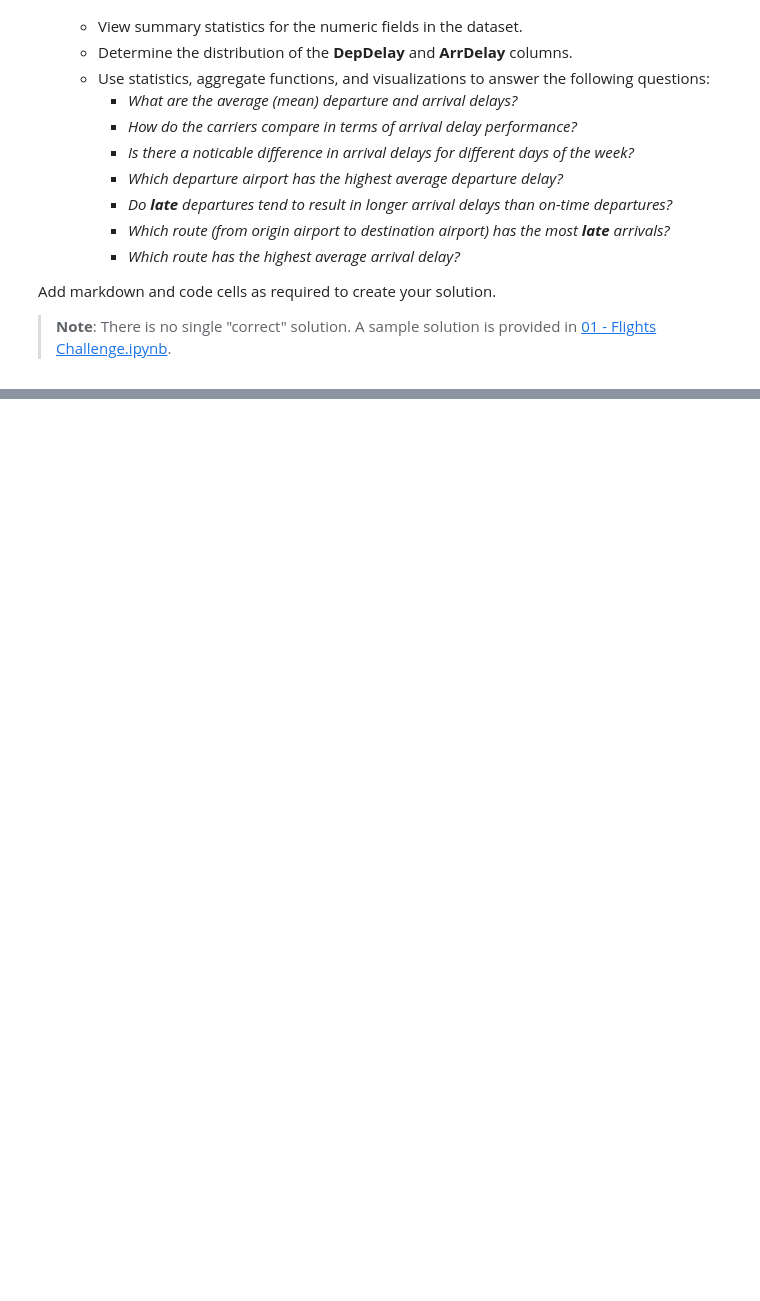
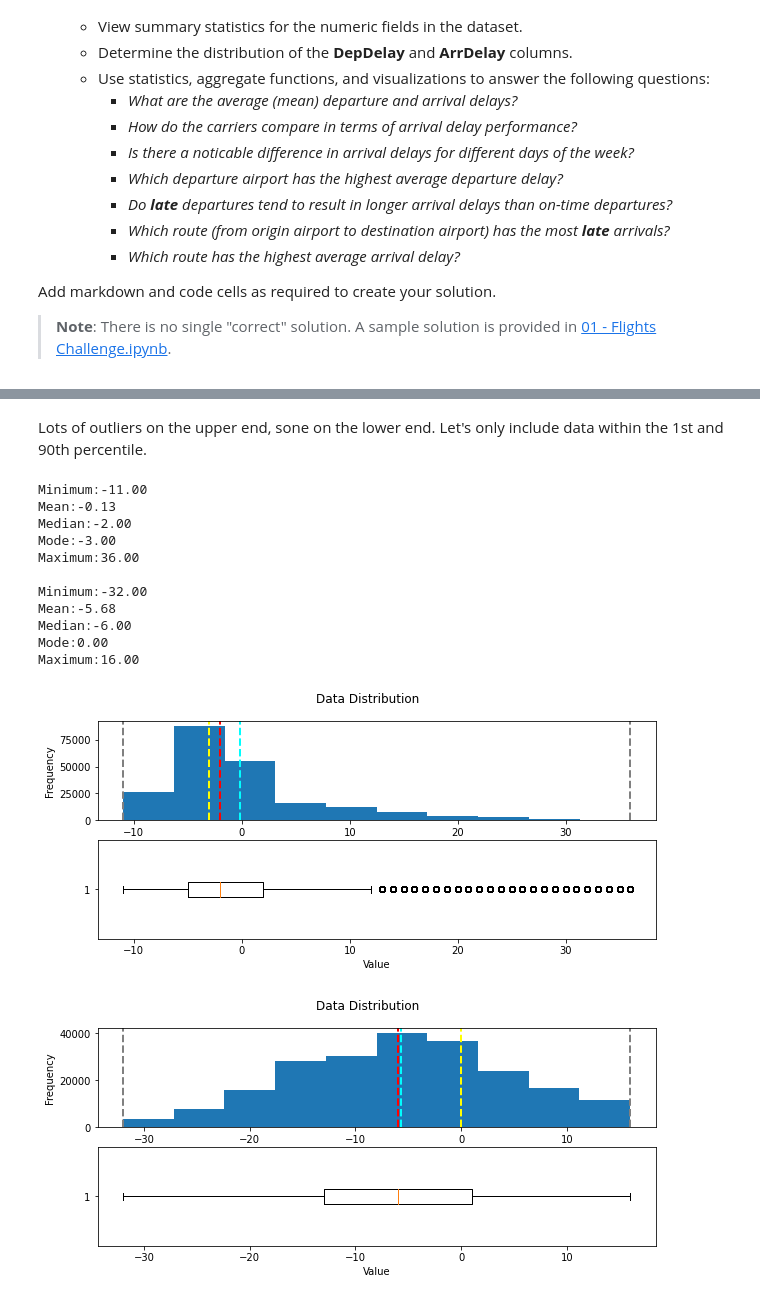
Before and after one commit to ElisendaGascon/ml-basics, a Jupyter notebook: challenges/01 - Flights Challenge.ipynb, the cells around one changed output, grey strips where cells are left out. Saved outputs shown, nothing was run; the diff lists cells and outputs as text; code cells hidden in the pictures; blank space fills up the shorter version.

```diff
--- a/challenges/01 - Flights Challenge.ipynb
+++ b/challenges/01 - Flights Challenge.ipynb
@@ -64,0 +255,35 @@ Add markdown and code cells as required to create your solution.
+# %% [markdown]
+Lots of outliers on the upper end, sone on the lower end.
+Let's only include data within the 1st and 90th percentile.
+# %%
+# DepDelay
+DepDelay_q01 = df_flights.DepDelay.quantile(0.01)
+DepDelay_q90 = df_flights.DepDelay.quantile(0.90)
+df_flights = df_flights[df_flights.DepDelay > DepDelay_q01]
+df_flights = df_flights[df_flights.DepDelay < DepDelay_q90]
+
+# ArrDelay
+ArrDelay_q01 = df_flights.ArrDelay.quantile(0.01)
+ArrDelay_q90 = df_flights.ArrDelay.quantile(0.90)
+df_flights = df_flights[df_flights.ArrDelay > ArrDelay_q01]
+df_flights = df_flights[df_flights.ArrDelay < ArrDelay_q90]
+# %%
+# Show the distributions
+var1 = df_flights['DepDelay']
+var2 = df_flights['ArrDelay']
+show_distribution(var1)
+show_distribution(var2)
+# %% [output]
+Minimum:-11.00
+Mean:-0.13
+Median:-2.00
+Mode:-3.00
+Maximum:36.00
+
+Minimum:-32.00
+Mean:-5.68
+Median:-6.00
+Mode:0.00
+Maximum:16.00
+[figure, added]
+[figure, added]
```
Also changed, not shown: parts of 32 cells of this notebook.
